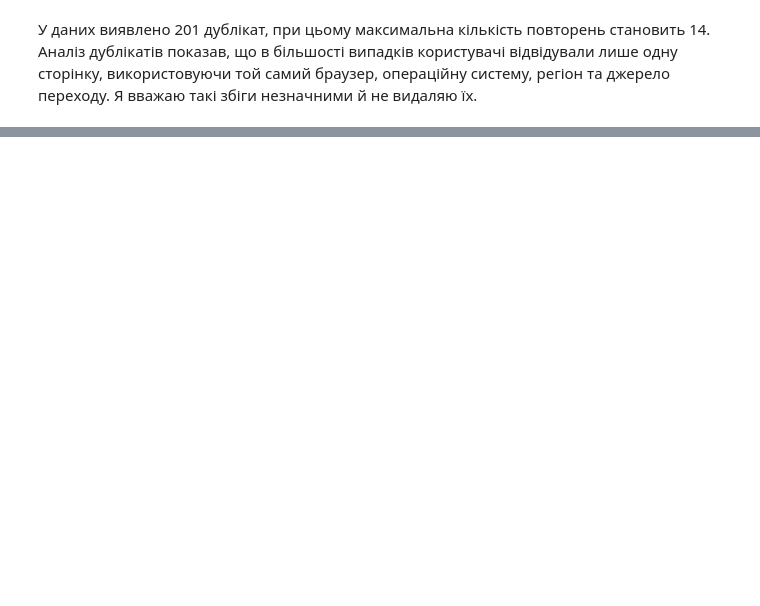
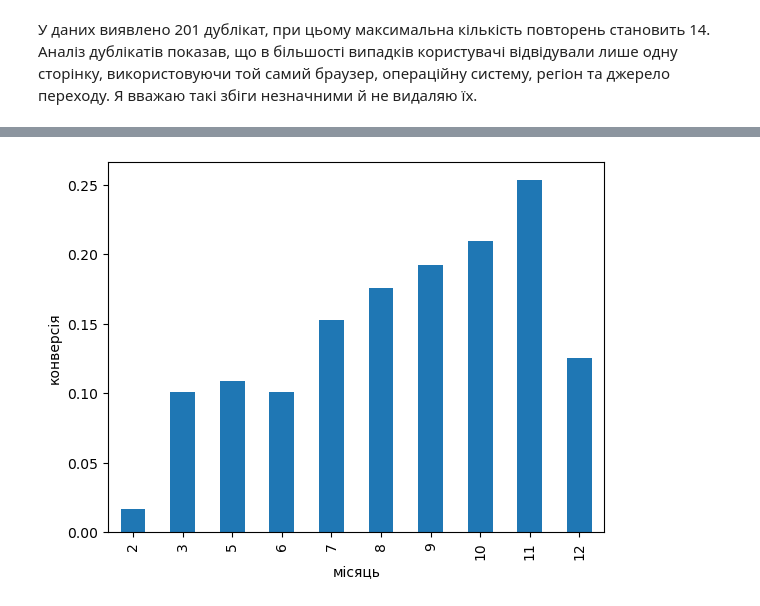
Before and after one commit to dkolesov95/exploratory_data_analysis, a Jupyter notebook: online_shoppers/online_shoppers.ipynb, the cells around one changed output, grey strips where cells are left out. Cells and saved outputs as stored; diff of their text form; code cells hidden in the pictures; blank space fills up the shorter version.

```diff
--- a/online_shoppers/online_shoppers.ipynb
+++ b/online_shoppers/online_shoppers.ipynb
@@ -491,0 +417,5 @@ cluster_plot(df_copy, aggc_labels)
+# %%
+for i in ['traffictype', 'visitortype']:
+    data = df[df['productrelated'] > 0].groupby(i)['productrelated'].sum() / df['page'].sum()
+    data.plot(kind='bar')
+    plt.show();
@@ -491,0 +425,5 @@ cluster_plot(df_copy, aggc_labels)
+# %%
+for i in ['traffictype', 'visitortype', 'weekend']:
+    df.groupby(i)['revenue'].mean().plot(kind='bar', label='revenue')
+    plt.legend()
+    plt.show();
@@ -491,0 +493,9 @@ cluster_plot(df_copy, aggc_labels)
+# %%
+for i in ['month']:
+    for c in ['revenue']:
+        df.groupby(i)[c].mean().plot(kind='bar')
+        plt.xlabel('місяць')
+        plt.ylabel('конверсія')
+        plt.show();
+# %% [output]
+[figure, added]
```
Also changed, not shown: parts of 48 cells of this notebook, 1 other file.
